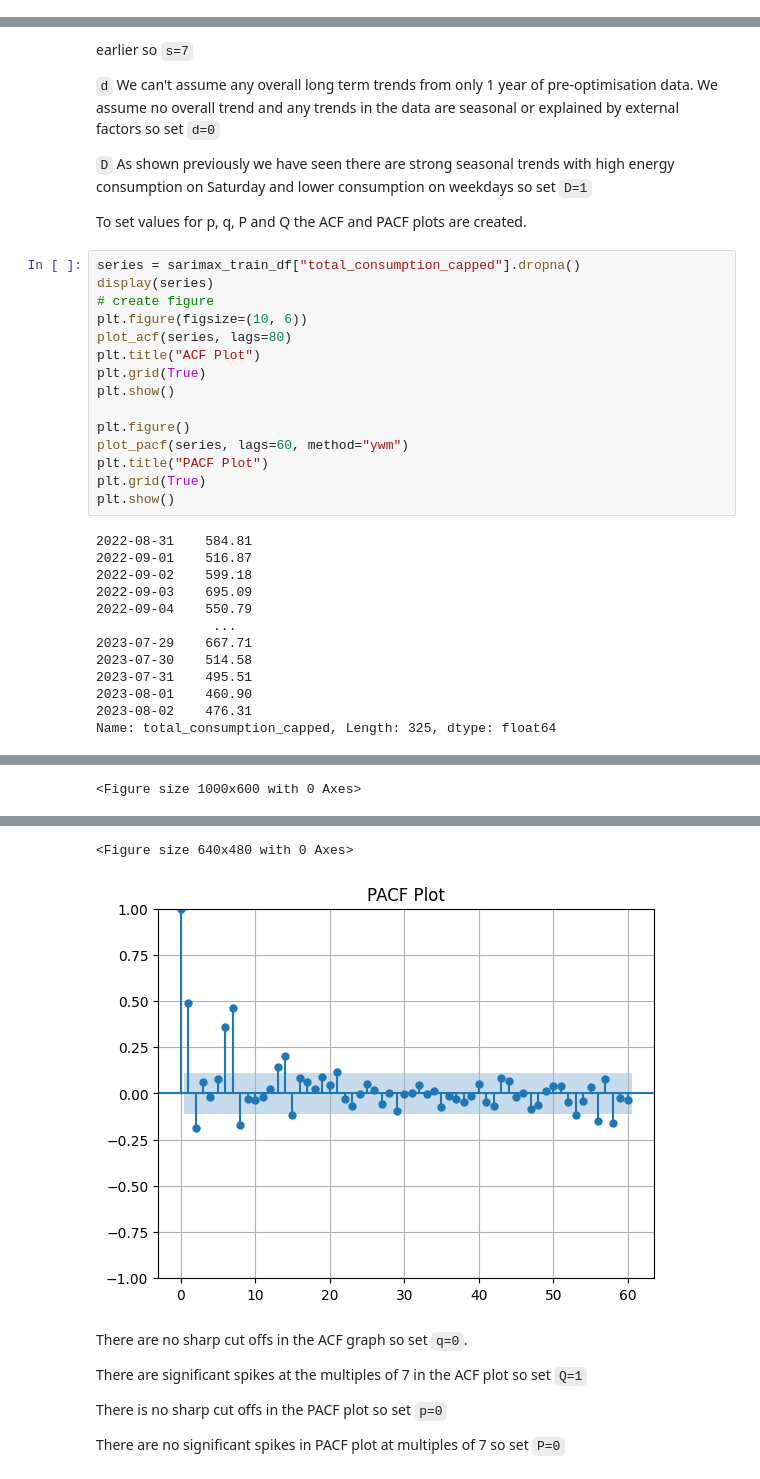
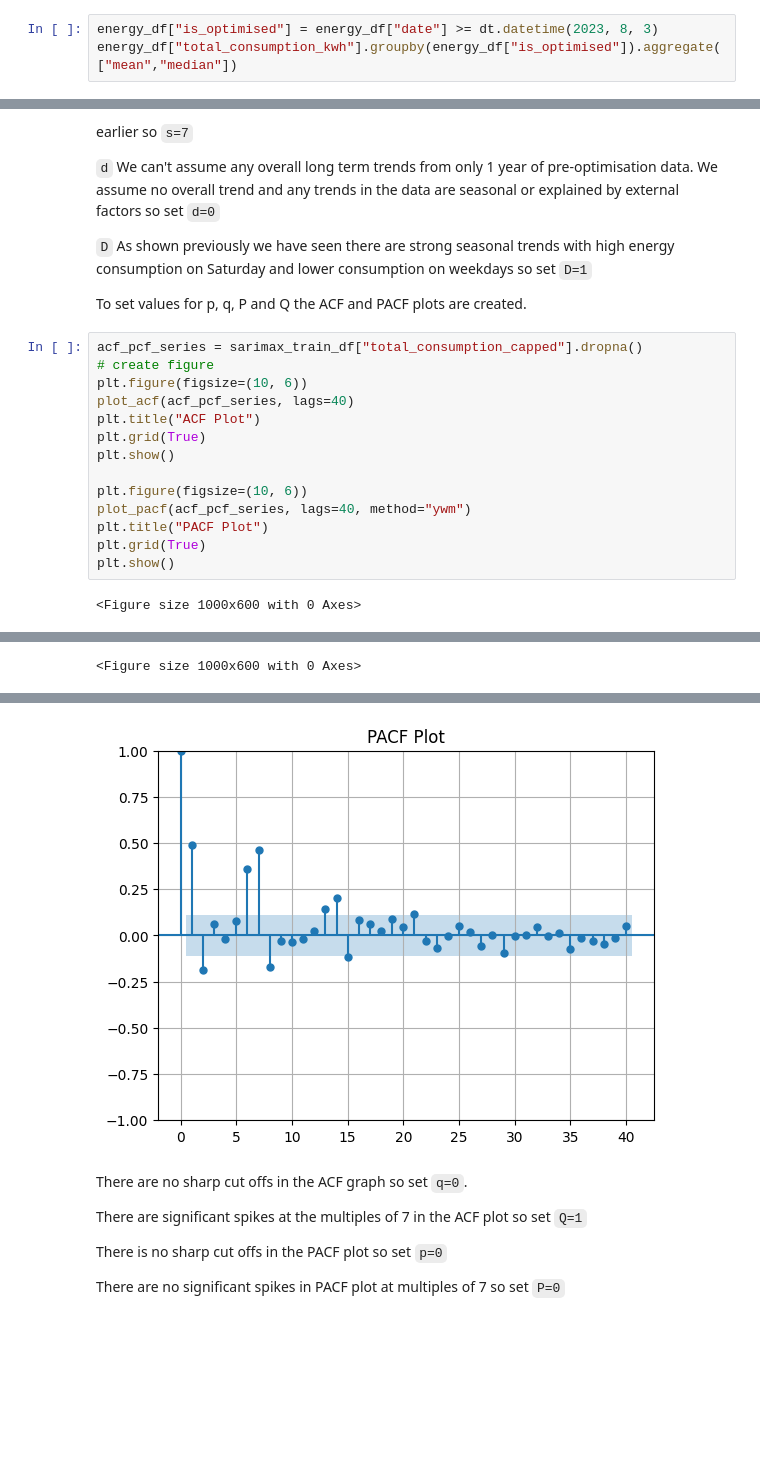
Before and after one commit to charliemcgov/lowe-conex-tech, a Jupyter notebook: tech_challenge.ipynb, the cells around one changed output, grey strips where cells are left out. Saved outputs shown, nothing was run; the diff lists cells and outputs as text; blank space fills up the shorter version.

```diff
--- a/tech_challenge.ipynb
+++ b/tech_challenge.ipynb
@@ -251,0 +257,3 @@ There doesn't appear to be any clear pattern to the extreme high consumption day
+# %%
+energy_df["is_optimised"] = energy_df["date"] >= dt.datetime(2023, 8, 3)
+energy_df["total_consumption_kwh"].groupby(energy_df["is_optimised"]).aggregate(["mean","median"])
@@ -453,30 +470,18 @@ exog = sarimax_df[['average_temperature']]
 
 To set values for p, q, P and Q the ACF and PACF plots are created.
 # %%
-series = sarimax_train_df["total_consumption_capped"].dropna()
-display(series)
+acf_pcf_series = sarimax_train_df["total_consumption_capped"].dropna()
 # create figure
 plt.figure(figsize=(10, 6))
-plot_acf(series, lags=80)
+plot_acf(acf_pcf_series, lags=40)
 plt.title("ACF Plot")
 plt.grid(True)
 plt.show()
 
-plt.figure()
-plot_pacf(series, lags=60, method="ywm")
+plt.figure(figsize=(10, 6))
+plot_pacf(acf_pcf_series, lags=40, method="ywm")
 plt.title("PACF Plot")
 plt.grid(True)
 plt.show()
 # %% [output]
-2022-08-31    584.81
-2022-09-01    516.87
-2022-09-02    599.18
-2022-09-03    695.09
-2022-09-04    550.79
-               ...
-2023-07-29    667.71
-2023-07-30    514.58
-2023-07-31    495.51
-2023-08-01    460.90
-2023-08-02    476.31
-Name: total_consumption_capped, Length: 325, dtype: float64
+<Figure size 1000x600 with 0 Axes>
@@ -485,5 +490,4 @@ Name: total_consumption_capped, Length: 325, dtype: float64
-<Figure size 640x480 with 0 Axes>
-[figure, old version]
+[figure, new version]
 # %% [markdown]
 There are no sharp cut offs in the ACF graph so set `q=0`.
 
```
Also changed, not shown: parts of 24 cells of this notebook.
